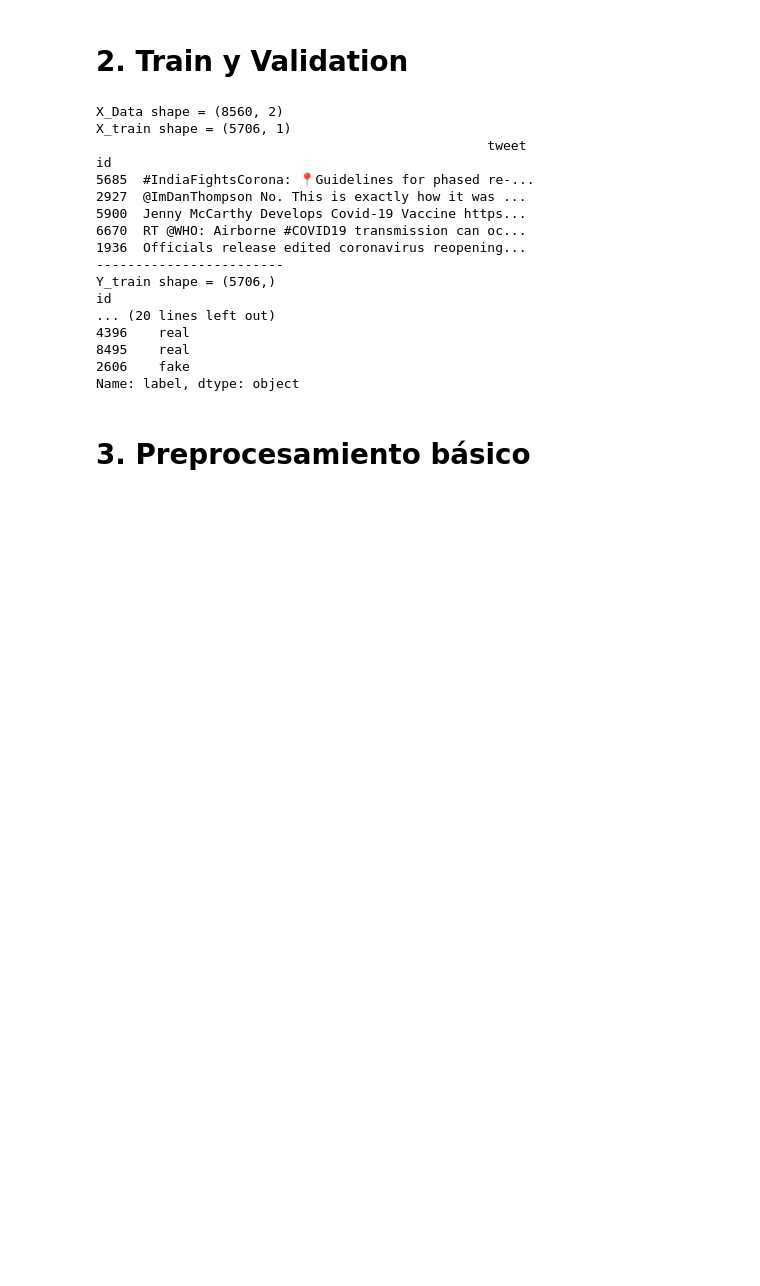
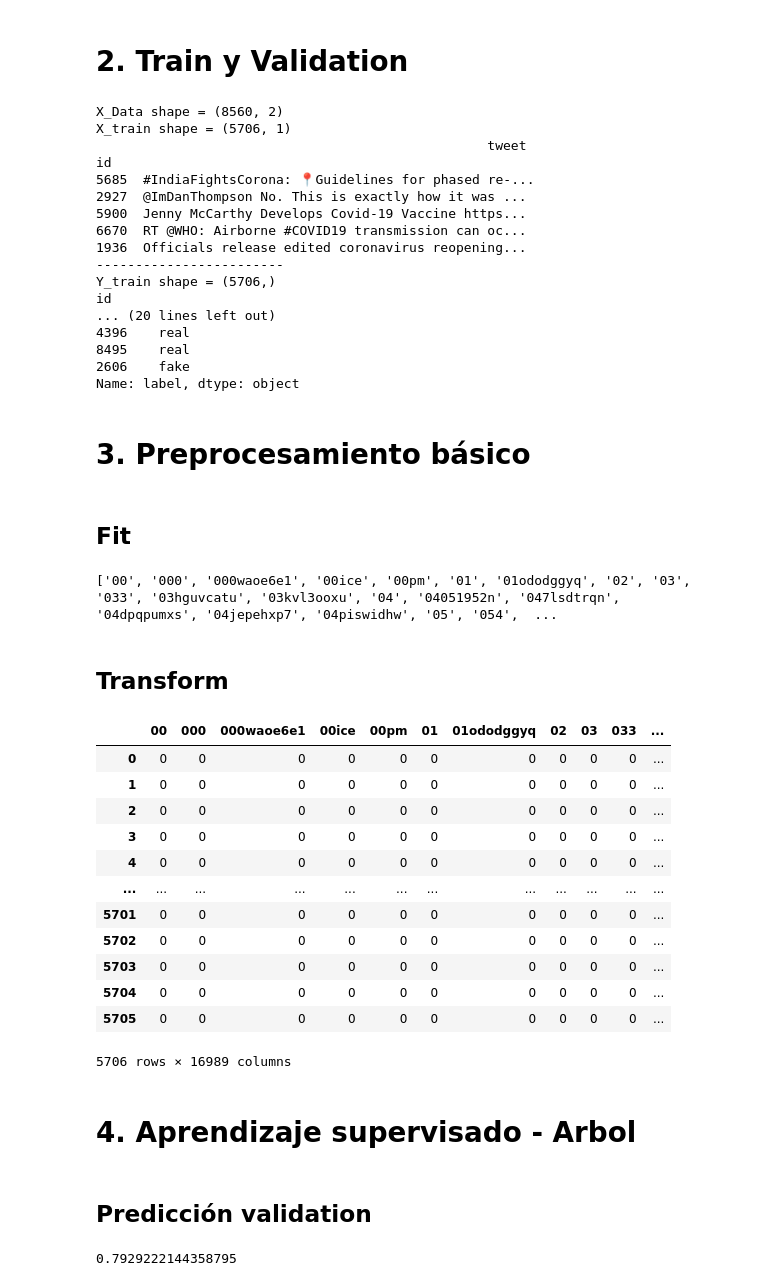
Before and after one commit to Santirazoqui/MachineLearning-Irazoqui-Andrei, a Jupyter notebook: Obligatorio_ML.ipynb, the cells around one changed output. Drawn from its saved outputs; the diff is of its cells as text; code cells hidden in the pictures; blank space fills up the shorter version.

```diff
--- a/Obligatorio_ML.ipynb
+++ b/Obligatorio_ML.ipynb
@@ -129,0 +136,34 @@ Name: label, dtype: object
+# %% [markdown]
+## Fit
+# %%
+from sklearn.feature_extraction.text import CountVectorizer
+
+count_vectorizer = CountVectorizer()
+bag_of_words_train = count_vectorizer.fit(X_train["tweet"])
+# %%
+print(bag_of_words_train.get_feature_names())
+# %% [output]
+['00', '000', '000waoe6e1', '00ice', '00pm', '01', '01ododggyq', '02', '03', '033', '03hguvcatu', '03kvl3ooxu', '04', '04051952n', '047lsdtrqn', '04dpqpumxs', '04jepehxp7', '04piswidhw', '05', '054',  ...
+# %% [markdown]
+## Transform
+# %%
+bag_of_words_train = count_vectorizer.transform(X_train["tweet"])
+bag_of_words_train = pd.DataFrame(bag_of_words_train.toarray(), columns = count_vectorizer.get_feature_names())
+# %%
+bag_of_words_train
+# %% [output]
+|  | 00 | 000 | 000waoe6e1 | 00ice | 00pm | 01 | 01ododggyq | 02 | 03 | 033 | ... |
+| 0 | 0 | 0 | 0 | 0 | 0 | 0 | 0 | 0 | 0 | 0 | ... |
+| 1 | 0 | 0 | 0 | 0 | 0 | 0 | 0 | 0 | 0 | 0 | ... |
+| 2 | 0 | 0 | 0 | 0 | 0 | 0 | 0 | 0 | 0 | 0 | ... |
+| 3 | 0 | 0 | 0 | 0 | 0 | 0 | 0 | 0 | 0 | 0 | ... |
+| 4 | 0 | 0 | 0 | 0 | 0 | 0 | 0 | 0 | 0 | 0 | ... |
+| ... | ... | ... | ... | ... | ... | ... | ... | ... | ... | ... | ... |
+| 5701 | 0 | 0 | 0 | 0 | 0 | 0 | 0 | 0 | 0 | 0 | ... |
+| 5702 | 0 | 0 | 0 | 0 | 0 | 0 | 0 | 0 | 0 | 0 | ... |
+| 5703 | 0 | 0 | 0 | 0 | 0 | 0 | 0 | 0 | 0 | 0 | ... |
+| 5704 | 0 | 0 | 0 | 0 | 0 | 0 | 0 | 0 | 0 | 0 | ... |
+| 5705 | 0 | 0 | 0 | 0 | 0 | 0 | 0 | 0 | 0 | 0 | ... |
+5706 rows × 16989 columns
+# %% [markdown]
+# 4. Aprendizaje supervisado - Arbol
@@ -129,0 +175,2 @@ Name: label, dtype: object
+# %% [markdown]
+## Predicción validation
@@ -129,0 +179,6 @@ Name: label, dtype: object
+# %%
+from sklearn.metrics import accuracy_score
+Y_pred = arbol.predict(X_test)
+print(accuracy_score(Y_pred,Y_test))
+# %% [output]
+0.7929222144358795
```
Also changed, not shown: parts of 7 cells of this notebook.
